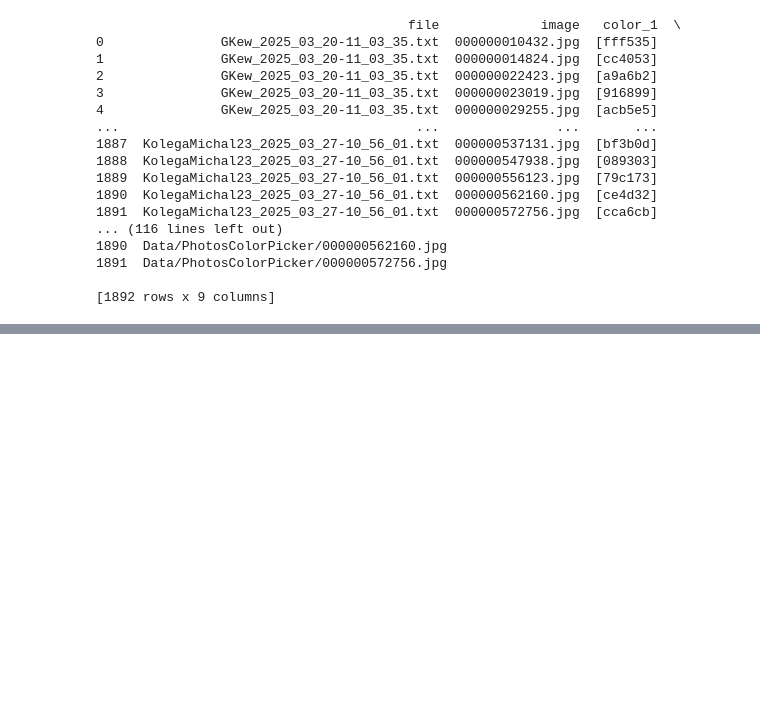
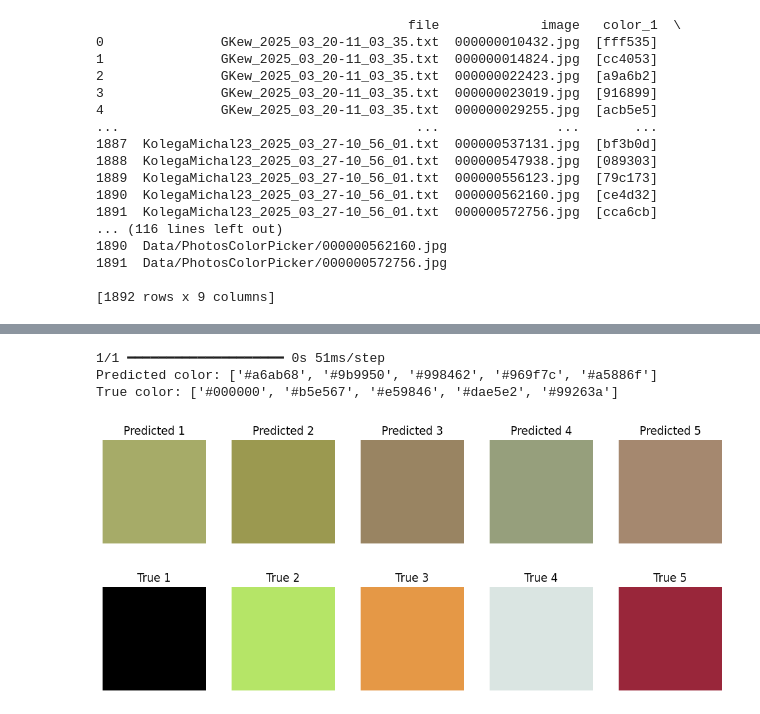
Before and after one commit to MateuszDrabik11/biai, a Jupyter notebook: training.ipynb, the cells around one changed output, grey strips where cells are left out. Saved outputs shown, nothing was run; the diff lists cells and outputs as text; code cells hidden in the pictures; blank space fills up the shorter version.

```diff
--- a/training.ipynb
+++ b/training.ipynb
@@ -227,18 +228,14 @@ val_dataset = dataset.take(val_size).batch(32)
 
 model = models.Sequential([
     layers.Input(shape=(64, 64, 3)),
-    layers.Conv2D(64, (3, 3), activation='relu'),
-    layers.Conv2D(64, (3, 3), activation='relu'),
+    layers.Conv2D(64 * input_colors, (3, 3), activation='relu'),
     layers.MaxPooling2D(2, 2),
 
-    layers.Conv2D(128, (3, 3), activation='relu'),
-    layers.Conv2D(128, (3, 3), activation='relu'),
+    layers.Conv2D(128 * input_colors, (3, 3), activation='relu'),
     layers.MaxPooling2D(2, 2),
 
-    layers.Conv2D(256, (3, 3), activation='relu'),
+    layers.Conv2D(256 * input_colors, (3, 3), activation='relu'),
     layers.Flatten(),
-
-    layers.Dense(512, activation='relu'),
     layers.Dropout(0.5),
     layers.Dense(3 * input_colors, activation='sigmoid')
 ])
@@ -246,5 +243,5 @@ model = models.Sequential([
 #!
 
 model.compile(optimizer=tf.keras.optimizers.Adam(amsgrad=True, learning_rate=1e-3), loss='mse')
-model.fit(train_dataset, epochs=25, validation_data=val_dataset)
+model.fit(train_dataset, epochs=15, validation_data=val_dataset)
 # %% [output]
@@ -296,24 +319,33 @@ def show_colors(hex_list, titles=None):
 # %%
 # Predict on new image
-file = "000000331712.jpg"
+
+#model = keras.saving.load_model("model.keras")
+
+file = "000000348684.jpg"
 image_path = f"Data/PhotosColorPicker/{file}"
 image = load_img(image_path, target_size=(64, 64))
 img_array = img_to_array(image) / 255.0
 lab_image = convert_lab(img_array)
 lab_normed = lab_normalize(lab_image)
 input_arr = np.expand_dims(lab_normed, axis=0)
 prediction = model.predict(input_arr).reshape(input_colors,3)
 lab_pred = [lab_unnorm(i) for i in prediction]
 rgb_pred = [lab_to_rgb(i) for i in lab_pred]
 pred_hex = [rgb_to_hex(i) for i in rgb_pred]
 
 true_rgb = [lab_to_rgb(i) for i in df[df['image'] == file]["lab"].values[0]]
 true_hex = [rgb_to_hex(i) for i in true_rgb]
 print("Predicted color:", pred_hex)
 print("True color:", true_hex)
 titles = [f"Predicted {i+1}" for i in range(len(pred_hex))]
 show_colors(pred_hex, titles)
 titles = [f"True {i+1}" for i in range(len(true_hex))]
 show_colors(true_hex, titles)
+# %% [output]
+1/1 ━━━━━━━━━━━━━━━━━━━━ 0s 51ms/step
+Predicted color: ['#a6ab68', '#9b9950', '#998462', '#969f7c', '#a5886f']
+True color: ['#000000', '#b5e567', '#e59846', '#dae5e2', '#99263a']
+[figure, added]
+[figure, added]
 # %%
 model.save("model.keras")
```
Also changed, not shown: parts of 3 cells of this notebook, 2 other files.
